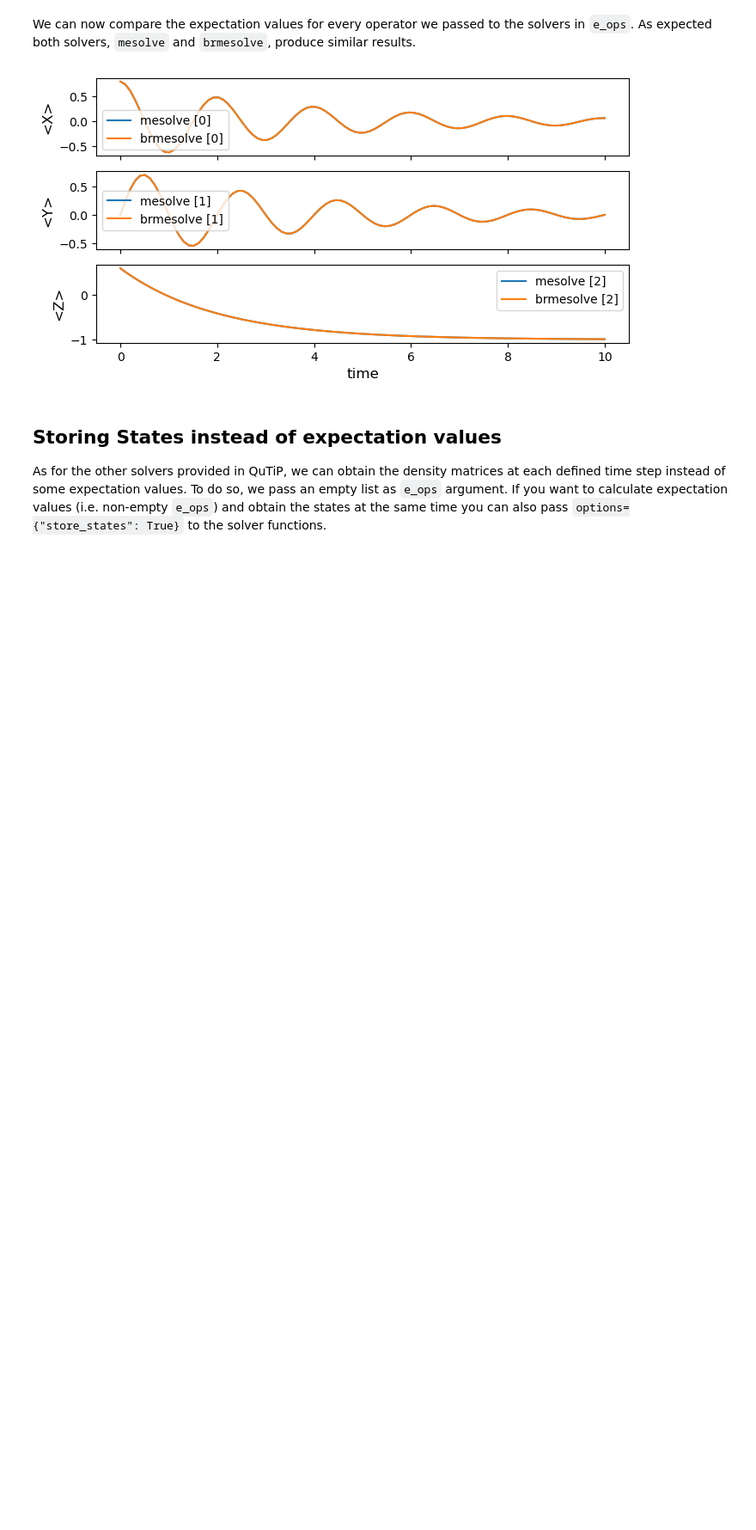
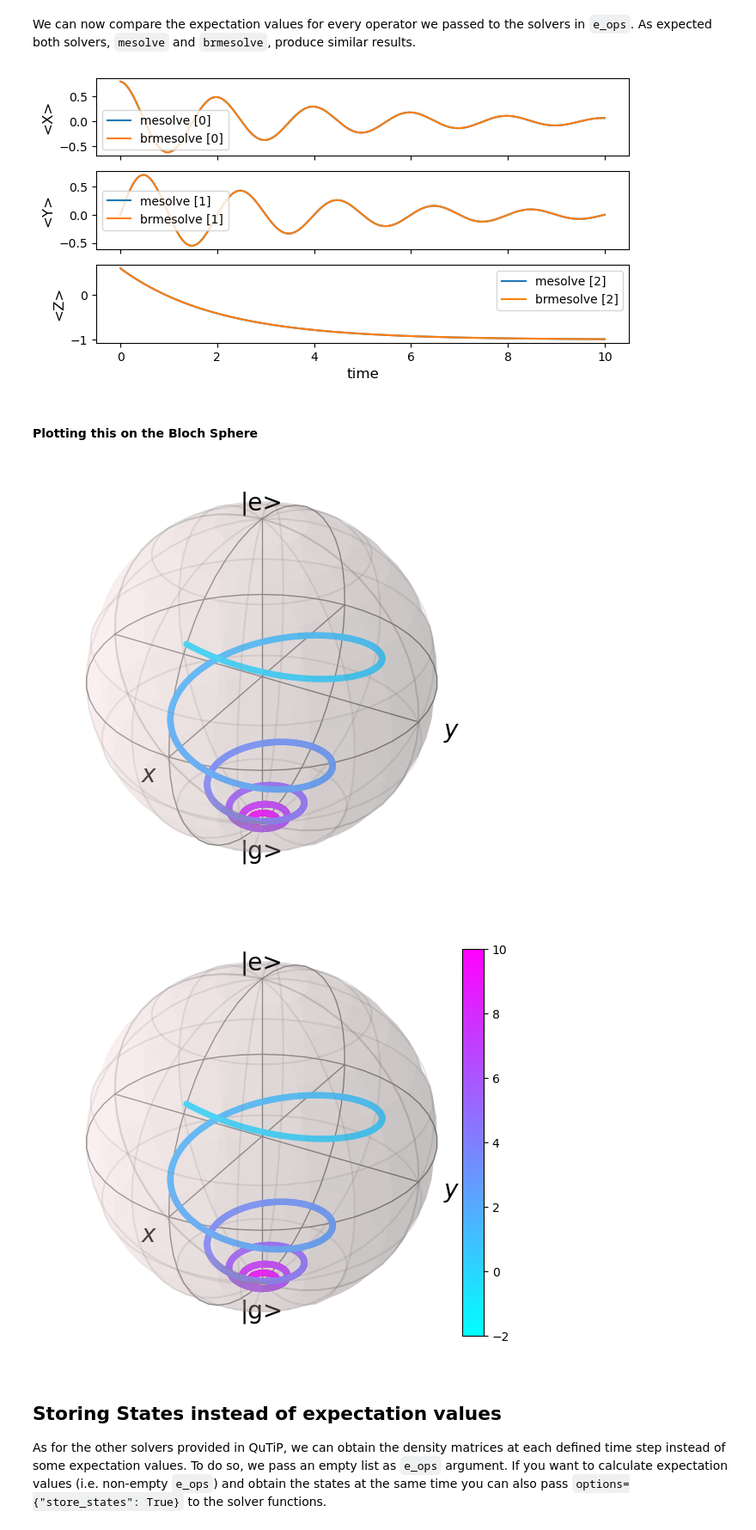
Before and after one commit to asaunders-uob/Rydberg, a Jupyter notebook: PyCode/Bloch Sphere TLS.ipynb, the cells around one changed output. Shown at 86% size. Drawn from its saved outputs; the diff is of its cells as text; code cells hidden in the pictures; blank space fills up the shorter version.

Commit message:
added bloch sphere plot

```diff
--- a/PyCode/Bloch Sphere TLS.ipynb
+++ b/PyCode/Bloch Sphere TLS.ipynb
@@ -34,7 +36,7 @@ Furthermore, we define a constant dissipation rate to the environment $\gamma$.
 # %%
 epsilon = 0.5 * 2 * np.pi
 gamma = 0.5
-times = np.linspace(0, 10, 100)
+times = np.linspace(0, 10, 1500)
 # %% [markdown]
 Setup the Hamiltonian, initial state and collapse operators for the `qutip.mesolve()` function. We choose a superposition of states as initial state and want to observe the expectation values of $\sigma_x, \sigma_y, \sigma_z$.
 # %%
@@ -64,6 +66,33 @@ plot_expectation_values(
 );
 # %% [output]
 [figure]
+# %% [markdown]
+#### Plotting this on the Bloch Sphere
+# %%
+b = Bloch()
+# normalize colors to times in tlist ##
+nrm = mpl.colors.Normalize(-2, 10)
+colors = cm.cool(nrm(times))
+
+# add data points from expectation values ##
+b.add_points(result_brme.expect, "m")
+
+# customize sphere properties ##
+b.point_color = list(colors)
+b.point_marker = ["o"]
+b.point_size = [20]
+b.zlabel = ['|e>', '|g>']
+
+b.zlpos = [1.1, -1.2]
+b.show()
+left, bottom, width, height = [0.98, 0.05, 0.05, 0.9]
+ax2 = b.fig.add_axes([left, bottom, width, height])
+mpl.colorbar.ColorbarBase(ax2, cmap=cm.cool, norm=nrm, orientation="vertical");
+
+b.fig
+# %% [output]
+[figure, added]
+[figure, added]
 # %% [markdown]
 ## Storing States instead of expectation values
 As for the other solvers provided in QuTiP, we can obtain the density matrices at each defined time step instead of some expectation values. To do so, we pass an empty list as `e_ops` argument. If you want to calculate expectation values (i.e. non-empty `e_ops`) and obtain the states at the same time you can also pass `options={"store_states": True}` to the solver functions.
```
Also changed, not shown: parts of 5 cells of this notebook, 2 other files.
